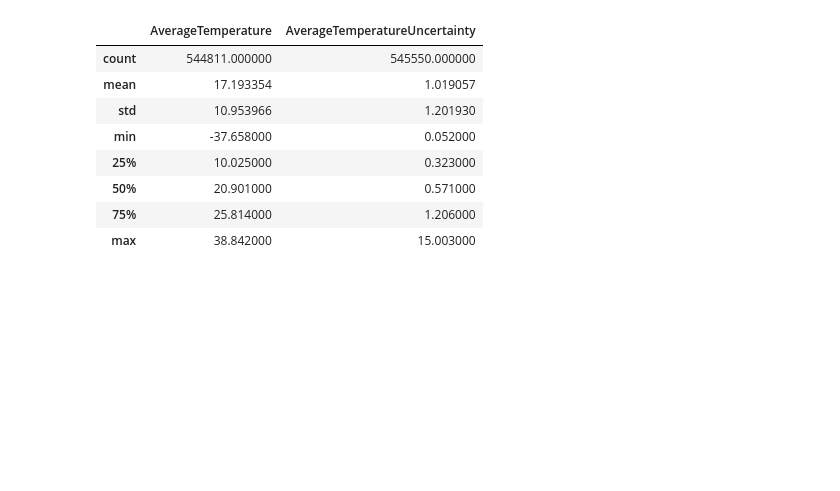
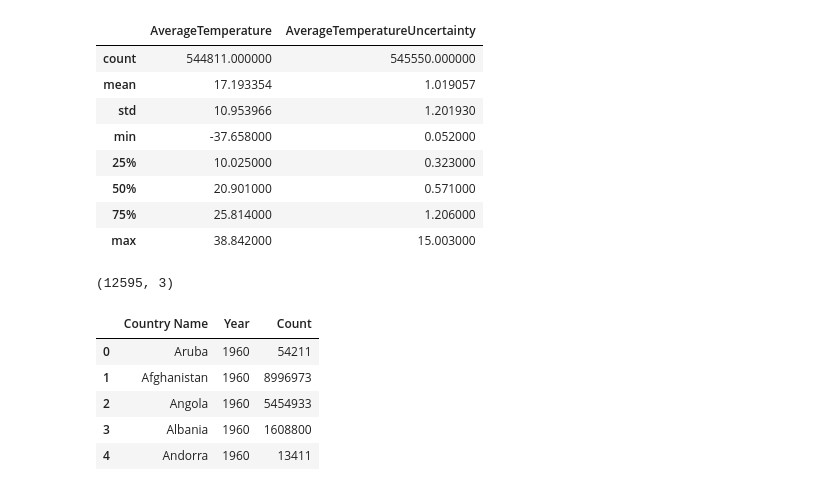
Before and after one commit to maggieortiz/DataEngineerProject, a Jupyter notebook: DataExploration.ipynb, the cells around one changed output. Drawn from its saved outputs; the diff is of its cells as text; code cells hidden in the pictures; blank space fills up the shorter version.

```diff
--- a/DataExploration.ipynb
+++ b/DataExploration.ipynb
@@ -160,3 +160,17 @@ pd_temp.describe()
 | 50% | 20.901000 | 0.571000 |
 | 75% | 25.814000 | 1.206000 |
 | max | 38.842000 | 15.003000 |
+# %%
+pd_pop = pd.read_csv('C:\\Users\\msbar\\Data Engineering Final Project\\data\\Population\\population_total_long.csv')
+pd_pop.shape
+# %% [output]
+(12595, 3)
+# %%
+pd_pop.head()
+# %% [output]
+|  | Country Name | Year | Count |
+| 0 | Aruba | 1960 | 54211 |
+| 1 | Afghanistan | 1960 | 8996973 |
+| 2 | Angola | 1960 | 5454933 |
+| 3 | Albania | 1960 | 1608800 |
+| 4 | Andorra | 1960 | 13411 |
```
Also changed, not shown: parts of 3 cells of this notebook.
